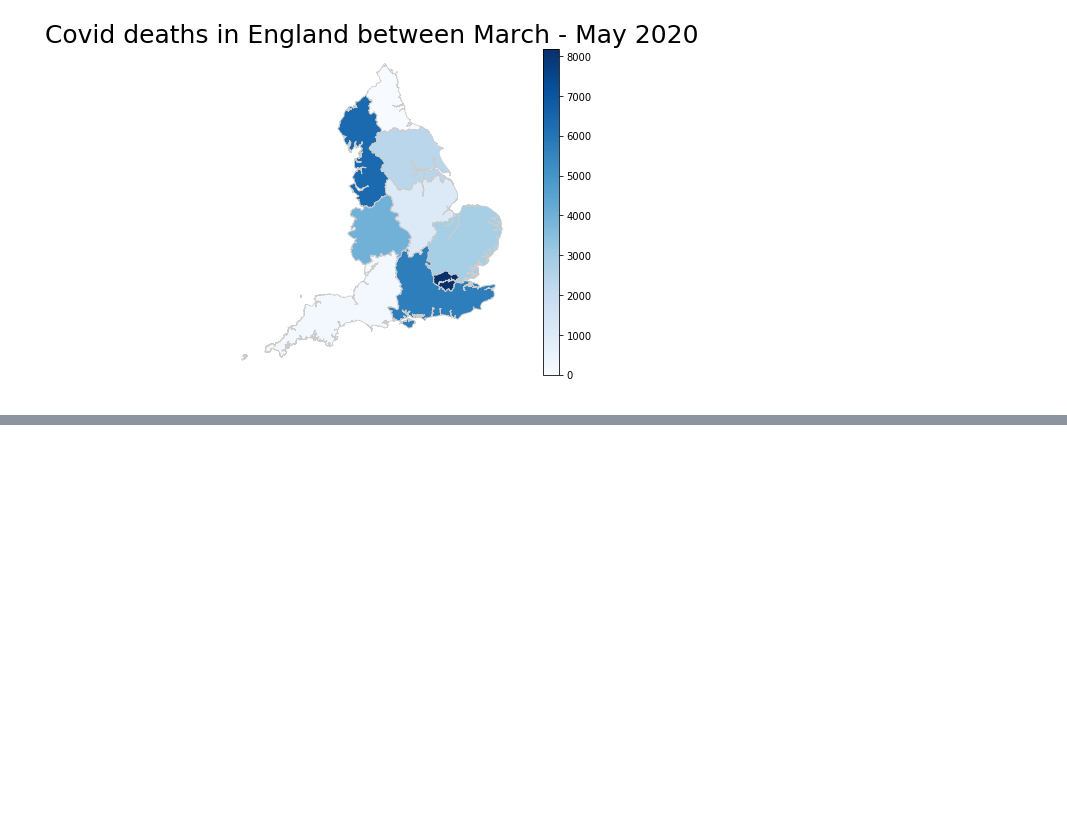
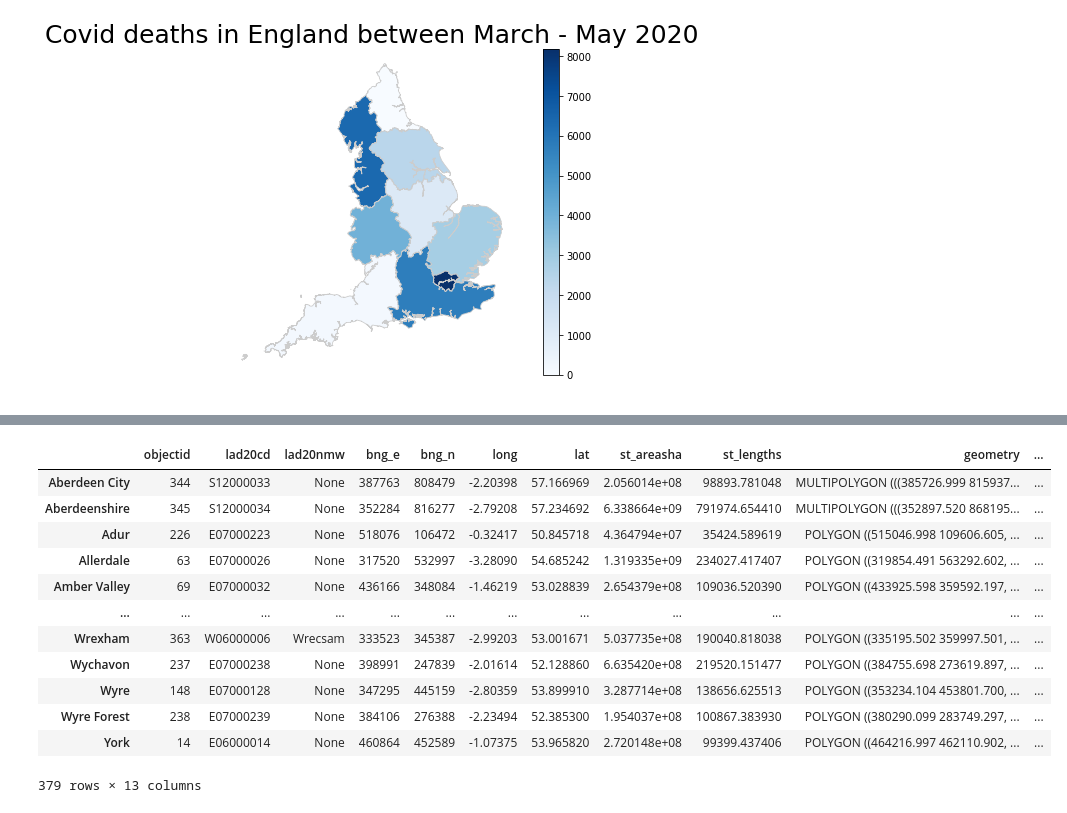
Before and after one commit to harjeetkalsi/Solirius-data-hackday, a Jupyter notebook: initial_analysis.ipynb, the cells around one changed output, grey strips where cells are left out. Drawn from its saved outputs; the diff is of its cells as text; code cells hidden in the pictures; blank space fills up the shorter version.

```diff
--- a/initial_analysis.ipynb
+++ b/initial_analysis.ipynb
@@ -284,0 +304,16 @@ Loading BokehJS ...
+# %%
+merged_districts
+# %% [output]
+|  | objectid | lad20cd | lad20nmw | bng_e | bng_n | long | lat | st_areasha | st_lengths | geometry | ... |
+| Aberdeen City | 344 | S12000033 | None | 387763 | 808479 | -2.20398 | 57.166969 | 2.056014e+08 | 98893.781048 | MULTIPOLYGON (((385726.999 815937... | ... |
+| Aberdeenshire | 345 | S12000034 | None | 352284 | 816277 | -2.79208 | 57.234692 | 6.338664e+09 | 791974.654410 | MULTIPOLYGON (((352897.520 868195... | ... |
+| Adur | 226 | E07000223 | None | 518076 | 106472 | -0.32417 | 50.845718 | 4.364794e+07 | 35424.589619 | POLYGON ((515046.998 109606.605, ... | ... |
+| Allerdale | 63 | E07000026 | None | 317520 | 532997 | -3.28090 | 54.685242 | 1.319335e+09 | 234027.417407 | POLYGON ((319854.491 563292.602, ... | ... |
+| Amber Valley | 69 | E07000032 | None | 436166 | 348084 | -1.46219 | 53.028839 | 2.654379e+08 | 109036.520390 | POLYGON ((433925.598 359592.197, ... | ... |
+| ... | ... | ... | ... | ... | ... | ... | ... | ... | ... | ... | ... |
+| Wrexham | 363 | W06000006 | Wrecsam | 333523 | 345387 | -2.99203 | 53.001671 | 5.037735e+08 | 190040.818038 | POLYGON ((335195.502 359997.501, ... | ... |
+| Wychavon | 237 | E07000238 | None | 398991 | 247839 | -2.01614 | 52.128860 | 6.635420e+08 | 219520.151477 | POLYGON ((384755.698 273619.897, ... | ... |
+| Wyre | 148 | E07000128 | None | 347295 | 445159 | -2.80359 | 53.899910 | 3.287714e+08 | 138656.625513 | POLYGON ((353234.104 453801.700, ... | ... |
+| Wyre Forest | 238 | E07000239 | None | 384106 | 276388 | -2.23494 | 52.385300 | 1.954037e+08 | 100867.383930 | POLYGON ((380290.099 283749.297, ... | ... |
+| York | 14 | E06000014 | None | 460864 | 452589 | -1.07375 | 53.965820 | 2.720148e+08 | 99399.437406 | POLYGON ((464216.997 462110.902, ... | ... |
+379 rows × 13 columns
```
Also changed, not shown: parts of 10 cells of this notebook, 7 other files.
